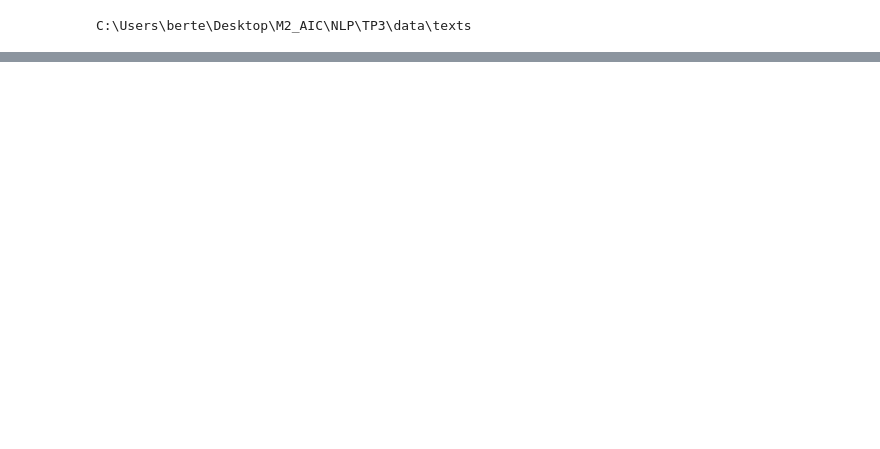
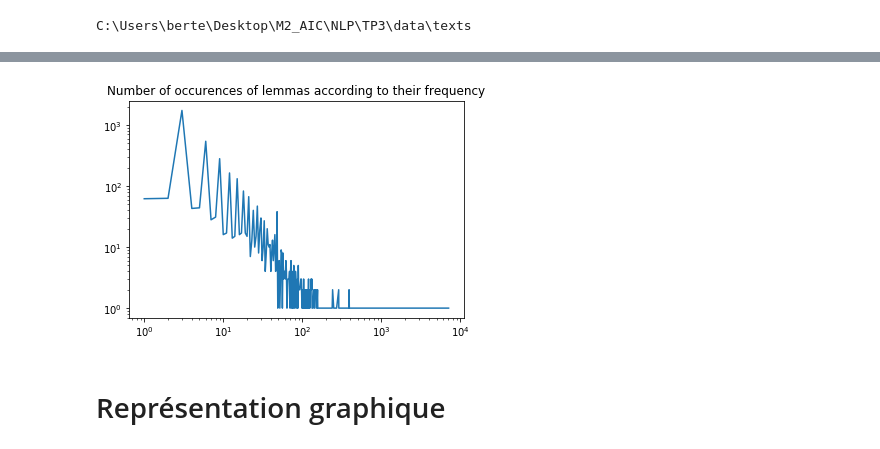
Before and after one commit to FlorianBertelli/M2_AIC, a Jupyter notebook: NLP/TP3/Information extraction in text.ipynb, the cells around one changed output, grey strips where cells are left out. Drawn from its saved outputs; the diff is of its cells as text; code cells hidden in the pictures; blank space fills up the shorter version.

```diff
--- a/NLP/TP3/Information extraction in text.ipynb
+++ b/NLP/TP3/Information extraction in text.ipynb
@@ -28,0 +53,6 @@ most_common_words = ri_basic.get_most_common_tokens(full_text , 1000)
+# %%
+from nltk.tokenize import word_tokenize
+from nltk.stem import WordNetLemmatizer
+from nltk.stem import PorterStemmer
+
+ps = PorterStemmer()
@@ -28,0 +63,2 @@ most_common_words = ri_basic.get_most_common_tokens(full_text , 1000)
+# %%
+stem_list = [ps.stem(word) for word in full_text]
@@ -28,0 +119,9 @@ most_common_words = ri_basic.get_most_common_tokens(full_text , 1000)
+# %%
+plt.title('Number of occurences of lemmas according to their frequency')
+plt.plot(list(c.keys()) , list(c.values()))
+plt.xscale('log')
+plt.yscale('log')
+# %% [output]
+[figure, added]
+# %% [markdown]
+# Représentation graphique
```
Also changed, not shown: parts of 18 cells of this notebook.
